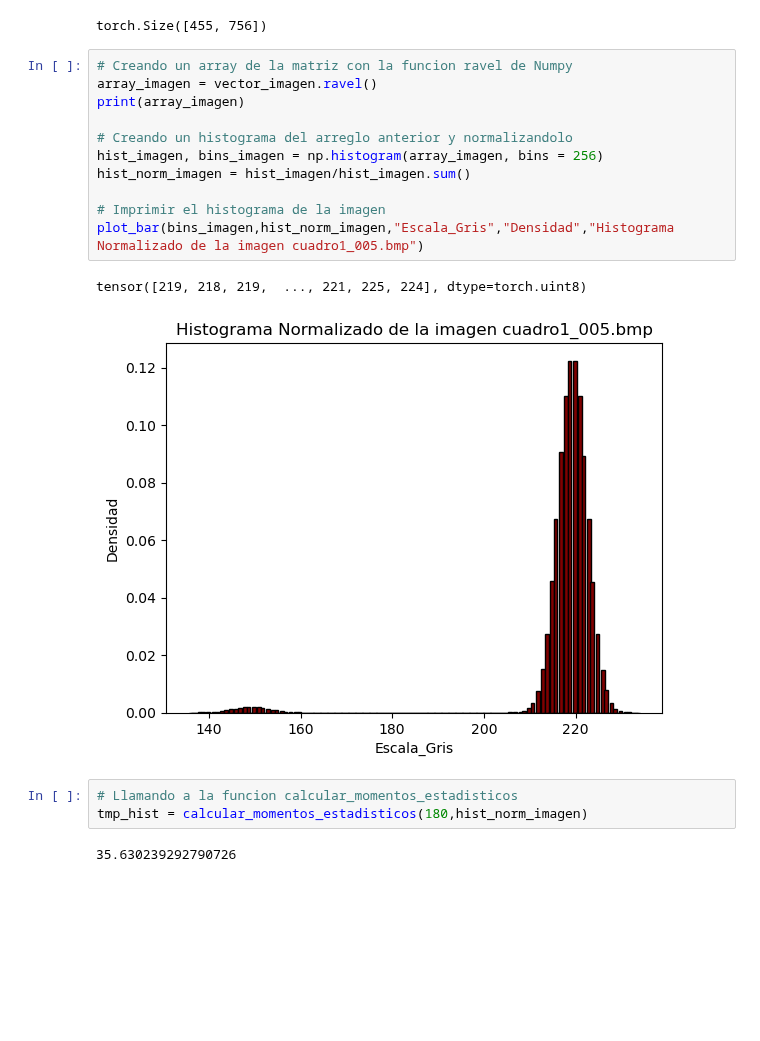
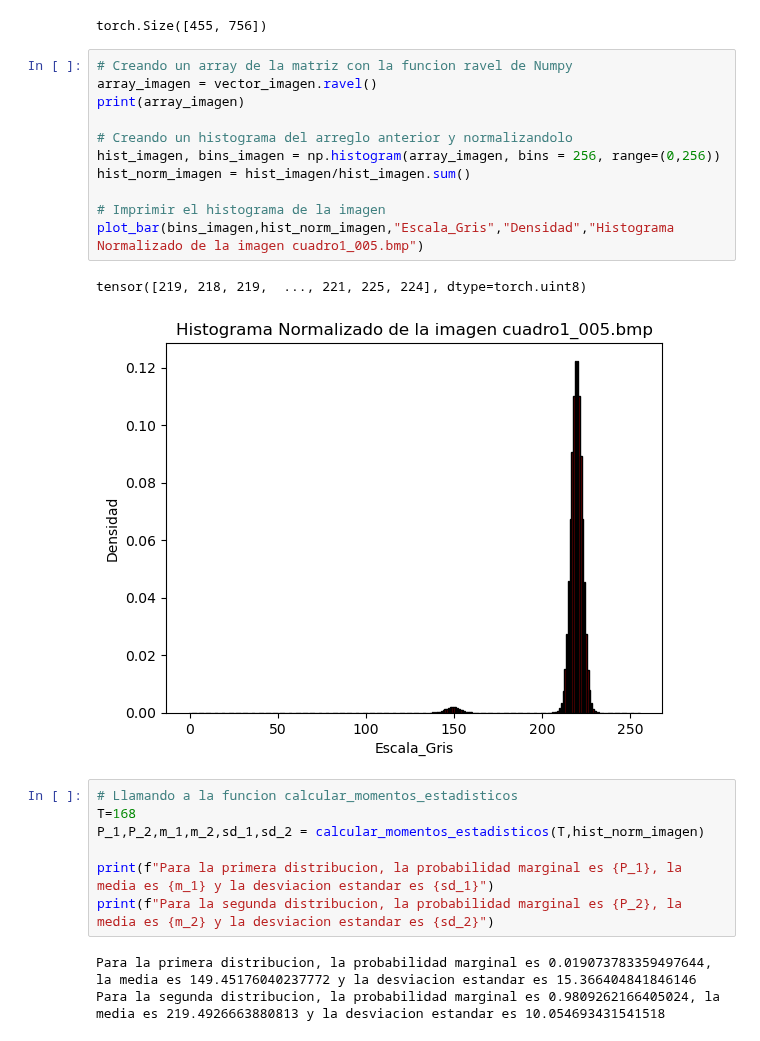
Before and after one commit to YoksanVC/TEC_DataScienceCert, a Jupyter notebook: Module_3_Estadistica_CienciaDatos/Trabajo_Practico_0_Kittler/Trabajo_Practico_0_Kittler.ipynb, the cells around one changed output. Drawn from its saved outputs; the diff is of its cells as text; blank space fills up the shorter version.

```diff
--- a/Module_3_Estadistica_CienciaDatos/Trabajo_Practico_0_Kittler/Trabajo_Practico_0_Kittler.ipynb
+++ b/Module_3_Estadistica_CienciaDatos/Trabajo_Practico_0_Kittler/Trabajo_Practico_0_Kittler.ipynb
@@ -97,19 +140,24 @@ torch.Size([455, 756])
 # %%
 # Creando un array de la matriz con la funcion ravel de Numpy
 array_imagen = vector_imagen.ravel()
 print(array_imagen)
 
 # Creando un histograma del arreglo anterior y normalizandolo
-hist_imagen, bins_imagen = np.histogram(array_imagen, bins = 256)
+hist_imagen, bins_imagen = np.histogram(array_imagen, bins = 256, range=(0,256))
 hist_norm_imagen = hist_imagen/hist_imagen.sum()
 
 # Imprimir el histograma de la imagen
 plot_bar(bins_imagen,hist_norm_imagen,"Escala_Gris","Densidad","Histograma Normalizado de la imagen cuadro1_005.bmp")
 # %% [output]
 tensor([219, 218, 219,  ..., 221, 225, 224], dtype=torch.uint8)
-[figure, old version]
+[figure, new version]
-# %%
-# Llamando a la funcion calcular_momentos_estadisticos
-tmp_hist = calcular_momentos_estadisticos(180,hist_norm_imagen)
-# %% [output]
-35.630239292790726
+# %%
+# Llamando a la funcion calcular_momentos_estadisticos
+T=168
+P_1,P_2,m_1,m_2,sd_1,sd_2 = calcular_momentos_estadisticos(T,hist_norm_imagen)
+
+print(f"Para la primera distribucion, la probabilidad marginal es {P_1}, la media es {m_1} y la desviacion estandar es {sd_1}")
+print(f"Para la segunda distribucion, la probabilidad marginal es {P_2}, la media es {m_2} y la desviacion estandar es {sd_2}")
+# %% [output]
+Para la primera distribucion, la probabilidad marginal es 0.019073783359497644, la media es 149.45176040237772 y la desviacion estandar es 15.366404841846146
+Para la segunda distribucion, la probabilidad marginal es 0.9809262166405024, la media es 219.4926663880813 y la desviacion estandar es 10.054693431541518
```
Also changed, not shown: parts of 6 cells of this notebook.
